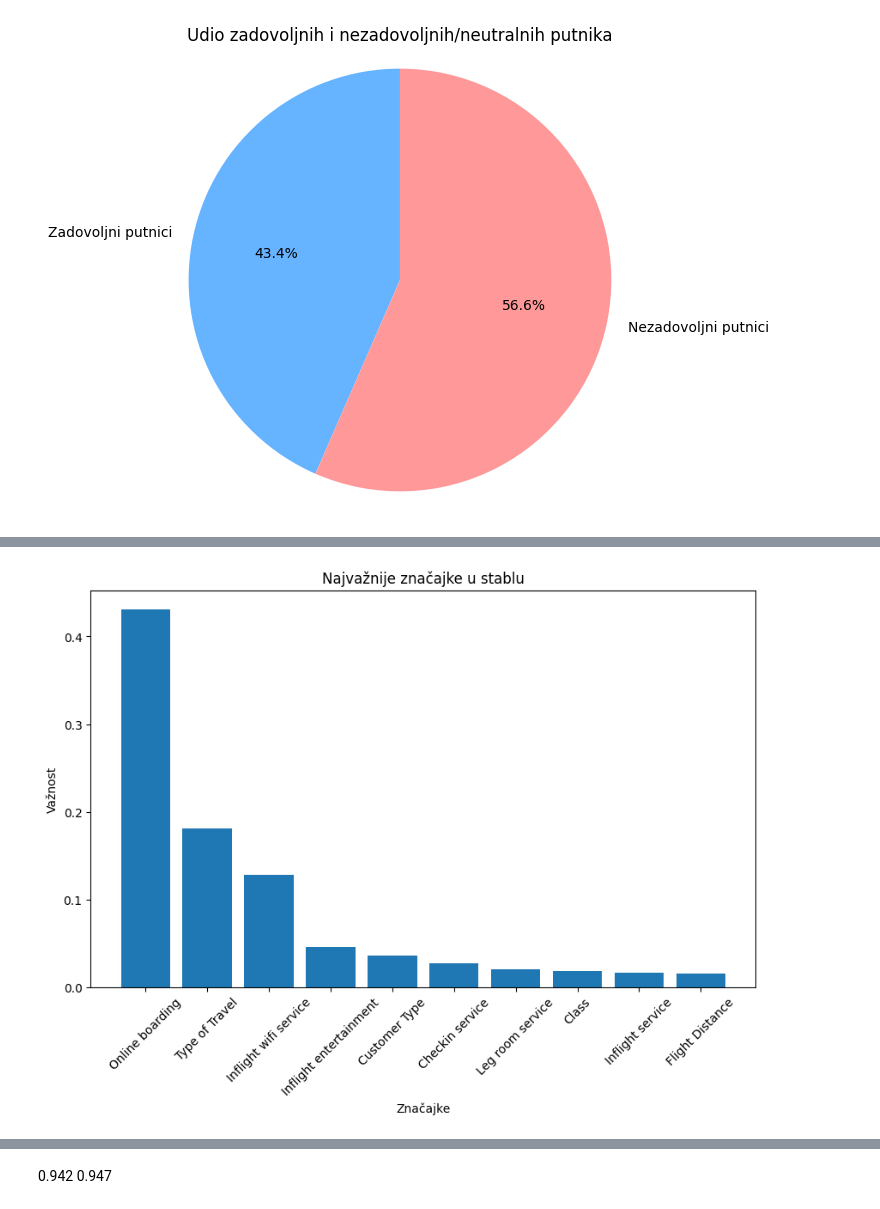
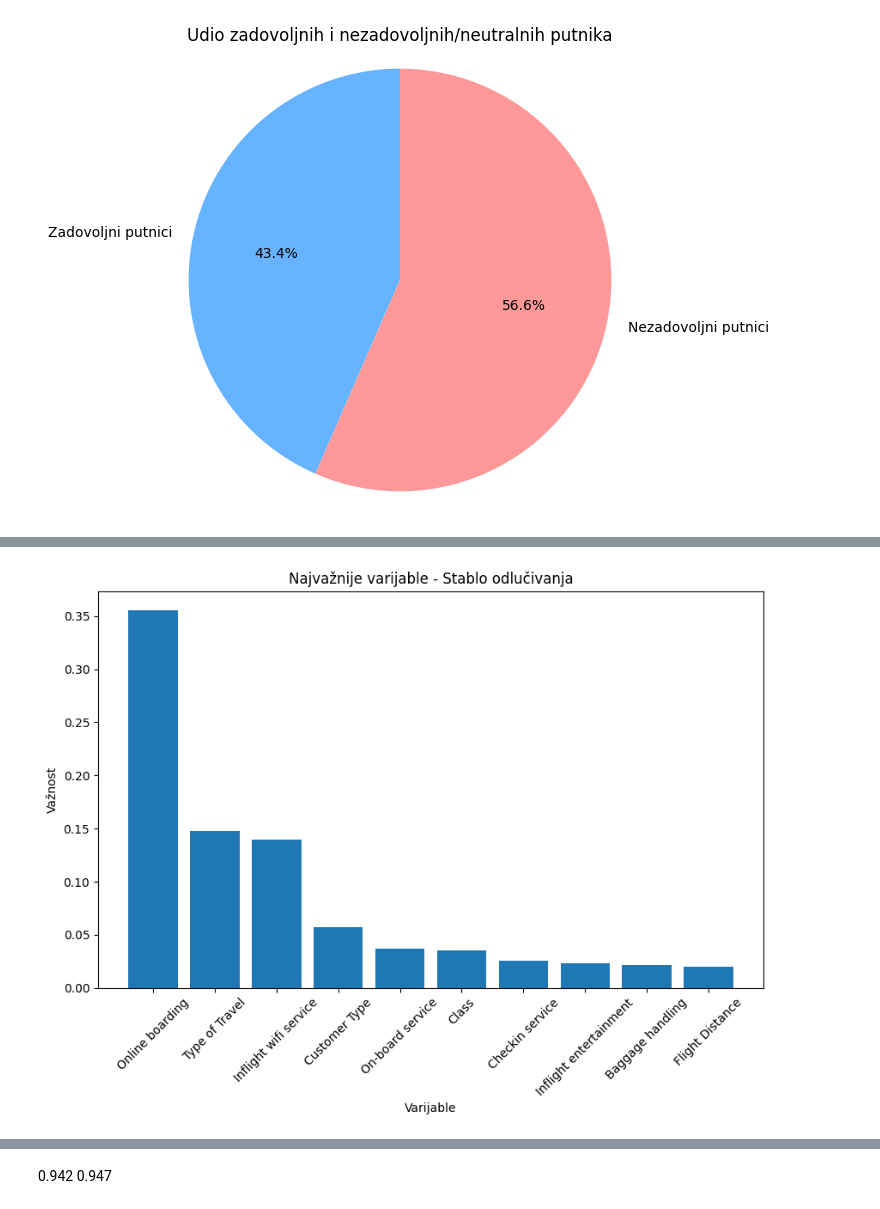
Before and after one commit to T-Kvesic/Primjena-algoritama-strojnog-u-enja-u-predvi-anju-nezadovoljstva-avio-putnika-, a Jupyter notebook: diplomski-main/avioZadovoljstvo.ipynb, the cells around one changed output, grey strips where cells are left out. Drawn from its saved outputs; the diff is of its cells as text; code cells hidden in the pictures.

```diff
--- a/diplomski-main/avioZadovoljstvo.ipynb
+++ b/diplomski-main/avioZadovoljstvo.ipynb
@@ -175,0 +313,26 @@ plt.show()
+# %%
+
+nn_class= MLPClassifier(solver='adam', hidden_layer_sizes=(40,30,10), alpha=0.0001, activation='relu',random_state=0, max_iter=300)
+nn_class.fit(X_train,y_train)
+
+
+
+
+print(nn_class.predict(X_test))
+
+nn_class_train_acu= nn_class.score(X_train,y_train)
+nn_class_test_acu= nn_class.score(X_test,y_test)
+
+print(f'Koeficijent determinacije na skupu za testiranje: {nn_class_test_acu:.3f}')
+
+print(f'tocnost na  podacima za treniranje: {nn_class_train_acu:.3f}')
+print(f'razlika izmedu predikcija podataka za treniranje i testiranje je {(nn_class_train_acu-nn_class_test_acu)*100:.3f}%')
+
+print('Kros-validacijska točnost (5-fold): 0.9350 +/- 0.0031')
+
+
+#kros-validacija ukloniti komentare samo ako se zele provjerit rezultati 20-30 minuta vremena izvodenja
+
+#nn_class_cv = MLPClassifier(solver='adam', hidden_layer_sizes=(40,30,10), alpha=0.0001, activation='relu',random_state=0, max_iter=300) # Povećan max_iter, uklonjen early_stopping
+#nn_cv_score= cross_val_score(nn_class_cv, X,y, cv=5, scoring='accuracy',n_jobs=-1)
+#print(f"Kros-validacijska točnost (5-fold): {nn_cv_score.mean():.4f} +/- {nn_cv_score.std():.4f}")
@@ -176,10 +399,10 @@ plt.show()
 # %%
 
 
-clf = tree.DecisionTreeClassifier(max_depth=12, random_state=0)
+clf = tree.DecisionTreeClassifier(max_depth=15, random_state=0, criterion="entropy")
 clf = clf.fit(X_train, y_train)
 
-clf_for_cv = tree.DecisionTreeClassifier(max_depth=12, random_state=0)
+clf_for_cv = tree.DecisionTreeClassifier(max_depth=15, random_state=0)
 scores_clf_cv = cross_val_score(clf_for_cv, X, y, cv=5, scoring='accuracy', n_jobs=-1)
 
 print(clf.predict(X_test))
@@ -219,20 +442,20 @@ plt.show()
 # %%
 
 
 # Dohvati važne značajke
 importances = clf.feature_importances_
 indices = np.argsort(importances)[::-1]  # Sortiraj po važnosti
 
 # Prikaz top 10 značajki
 plt.figure(figsize=(10, 6))
-plt.title("Najvažnije značajke u stablu")
+plt.title("Najvažnije varijable - Stablo odlučivanja")
 plt.bar(range(10), importances[indices[:10]], align="center")
 plt.xticks(range(10), X_train.columns[indices[:10]], rotation=45)
-plt.xlabel("Značajke")
+plt.xlabel("Varijable")
 plt.ylabel("Važnost")
 plt.show()
 # %% [output]
-[figure, old version]
+[figure, new version]
 # %%
 plt.figure(figsize=(15, 10), dpi=300)  # Povećan DPI za bolju čitljivost
 plot_tree(clf, filled=True, feature_names=X_train.columns, class_names=["0", "1"], max_depth=3)
```
Also changed, not shown: parts of 34 cells of this notebook, 2 other files.
